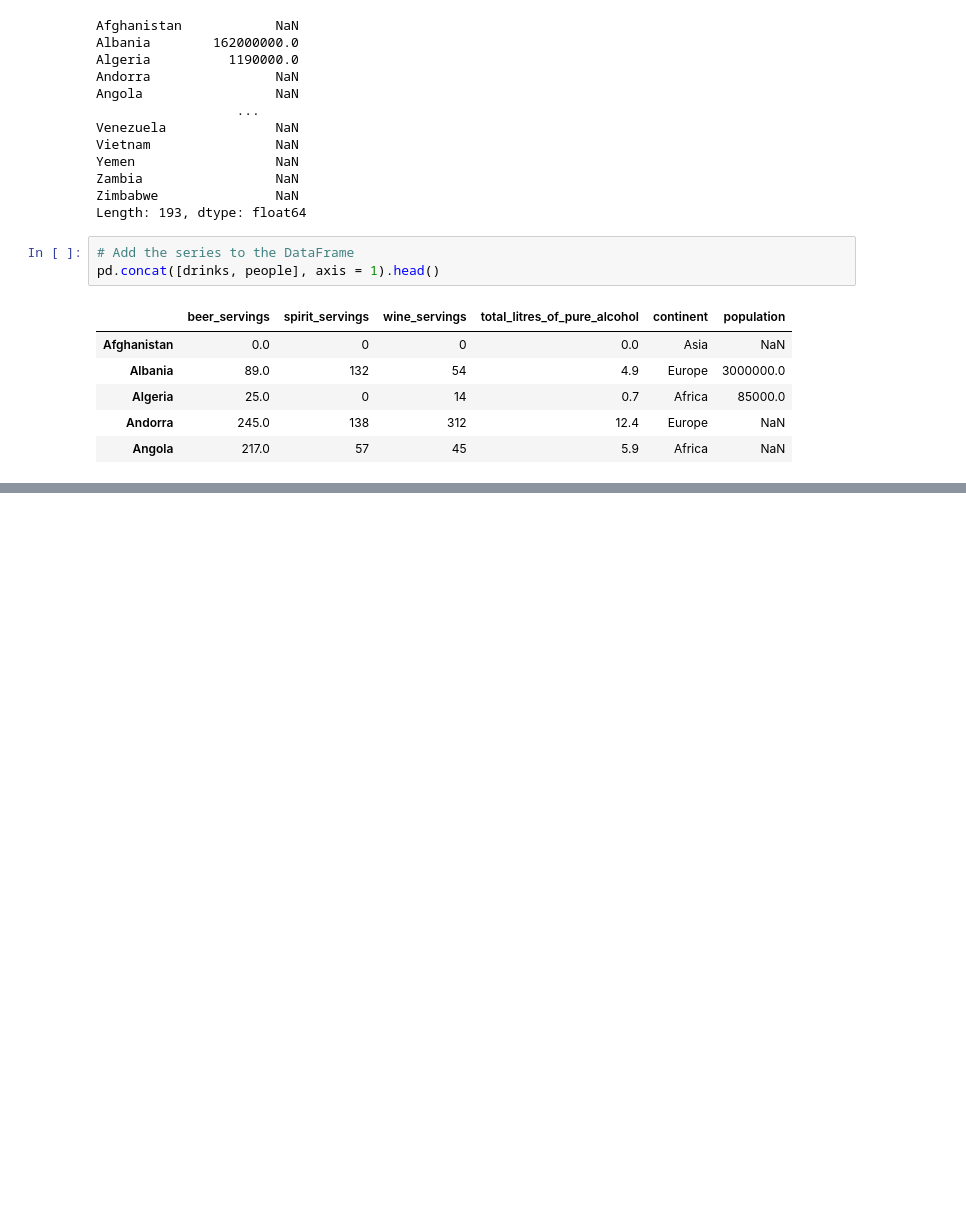
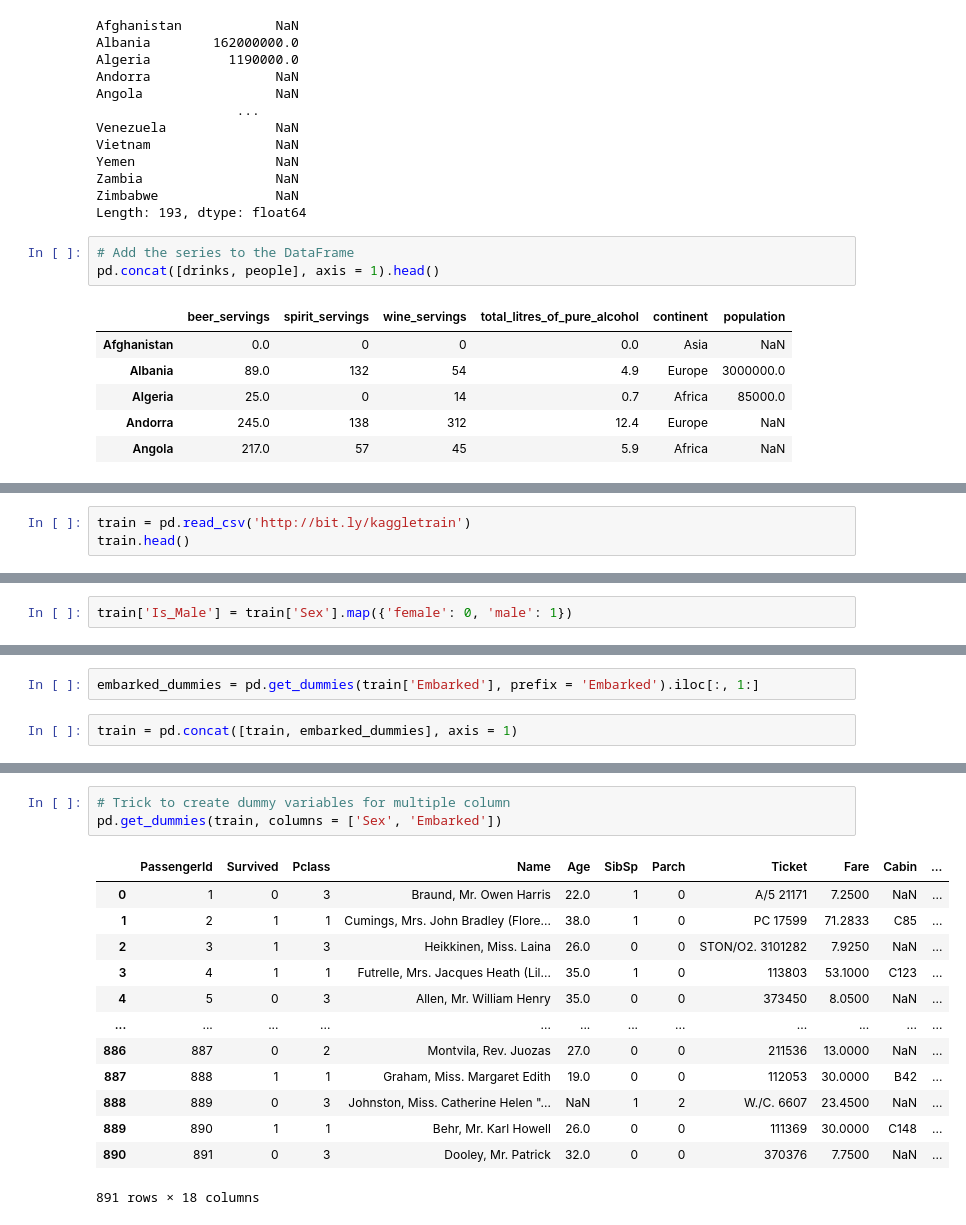
Before and after one commit to monisakhtar/ML, a Jupyter notebook: Pandas.ipynb, the cells around one changed output, grey strips where cells are left out. Cells and saved outputs as stored; diff of their text form; blank space fills up the shorter version.

```diff
--- a/Pandas.ipynb
+++ b/Pandas.ipynb
@@ -1358,0 +1551,3 @@ pd.concat([drinks, people], axis = 1).head()
+# %%
+train = pd.read_csv('http://bit.ly/kaggletrain')
+train.head()
@@ -1358,0 +1561,2 @@ pd.concat([drinks, people], axis = 1).head()
+# %%
+train['Is_Male'] = train['Sex'].map({'female': 0, 'male': 1})
@@ -1358,0 +1645,4 @@ pd.concat([drinks, people], axis = 1).head()
+# %%
+embarked_dummies = pd.get_dummies(train['Embarked'], prefix = 'Embarked').iloc[:, 1:]
+# %%
+train = pd.concat([train, embarked_dummies], axis = 1)
@@ -1358,0 +1658,17 @@ pd.concat([drinks, people], axis = 1).head()
+# %%
+# Trick to create dummy variables for multiple column
+pd.get_dummies(train, columns = ['Sex', 'Embarked'])
+# %% [output]
+|  | PassengerId | Survived | Pclass | Name | Age | SibSp | Parch | Ticket | Fare | Cabin | ... |
+| 0 | 1 | 0 | 3 | Braund, Mr. Owen Harris | 22.0 | 1 | 0 | A/5 21171 | 7.2500 | NaN | ... |
+| 1 | 2 | 1 | 1 | Cumings, Mrs. John Bradley (Flore... | 38.0 | 1 | 0 | PC 17599 | 71.2833 | C85 | ... |
+| 2 | 3 | 1 | 3 | Heikkinen, Miss. Laina | 26.0 | 0 | 0 | STON/O2. 3101282 | 7.9250 | NaN | ... |
+| 3 | 4 | 1 | 1 | Futrelle, Mrs. Jacques Heath (Lil... | 35.0 | 1 | 0 | 113803 | 53.1000 | C123 | ... |
+| 4 | 5 | 0 | 3 | Allen, Mr. William Henry | 35.0 | 0 | 0 | 373450 | 8.0500 | NaN | ... |
+| ... | ... | ... | ... | ... | ... | ... | ... | ... | ... | ... | ... |
+| 886 | 887 | 0 | 2 | Montvila, Rev. Juozas | 27.0 | 0 | 0 | 211536 | 13.0000 | NaN | ... |
+| 887 | 888 | 1 | 1 | Graham, Miss. Margaret Edith | 19.0 | 0 | 0 | 112053 | 30.0000 | B42 | ... |
+| 888 | 889 | 0 | 3 | Johnston, Miss. Catherine Helen "... | NaN | 1 | 2 | W./C. 6607 | 23.4500 | NaN | ... |
+| 889 | 890 | 1 | 1 | Behr, Mr. Karl Howell | 26.0 | 0 | 0 | 111369 | 30.0000 | C148 | ... |
+| 890 | 891 | 0 | 3 | Dooley, Mr. Patrick | 32.0 | 0 | 0 | 370376 | 7.7500 | NaN | ... |
+891 rows × 18 columns
```
Also changed, not shown: parts of 62 cells of this notebook.
